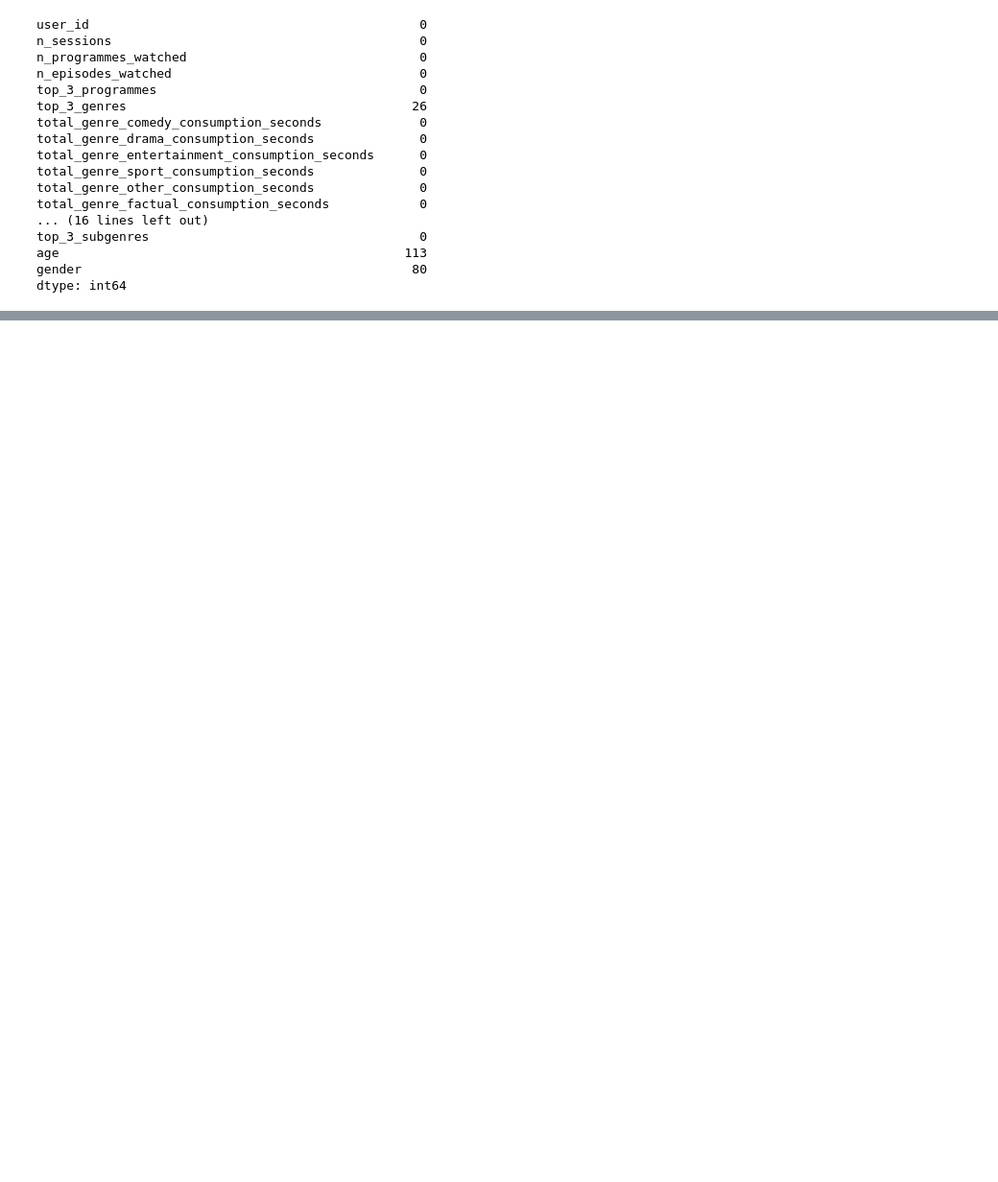
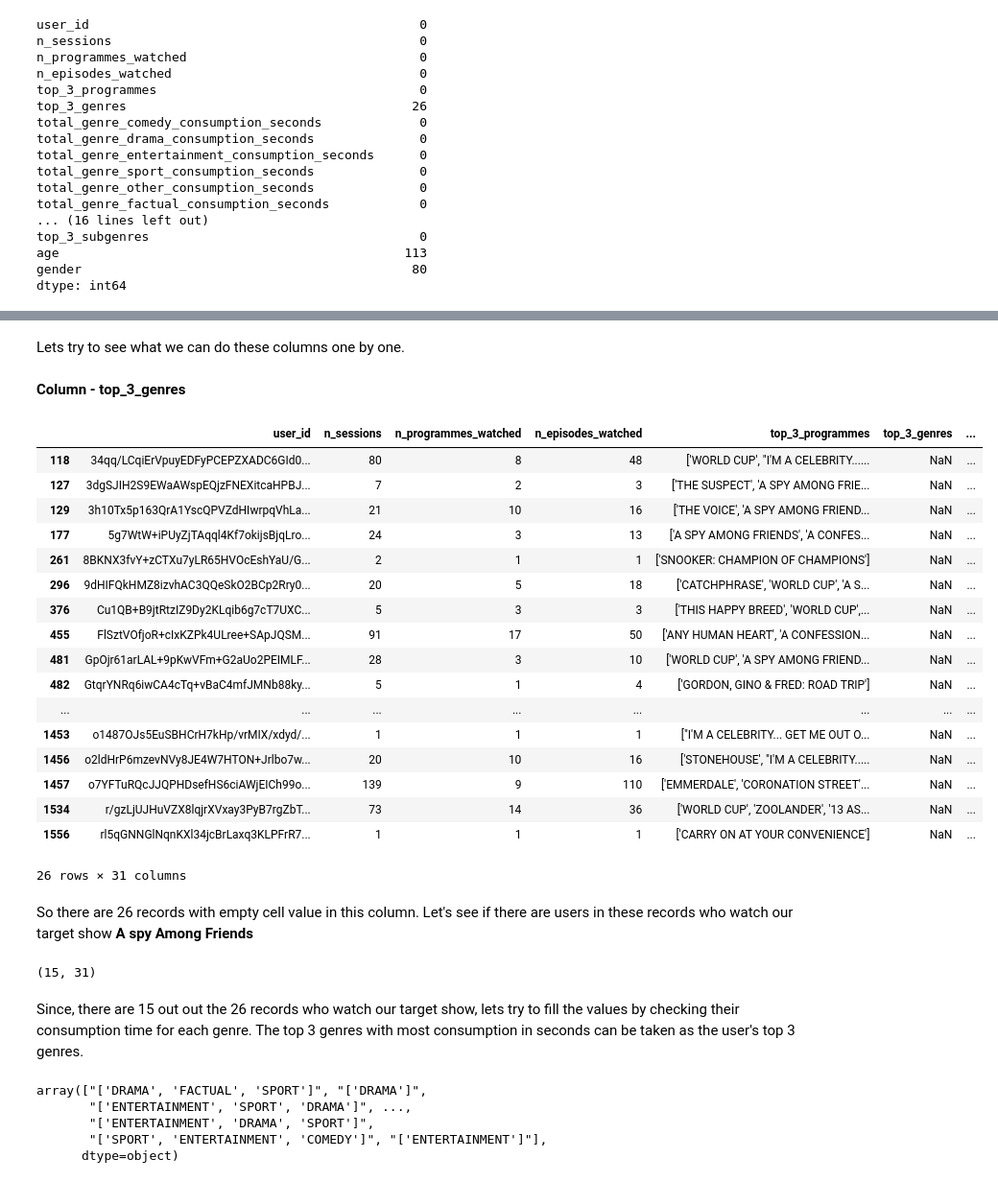
Before and after one commit to supmathews/ITV-live-online-career-challenge, a Jupyter notebook: itv_challenge_solution.ipynb, the cells around one changed output, grey strips where cells are left out. Shown: that part at 96% size. Drawn from its saved outputs; the diff is of its cells as text; code cells hidden in the pictures; blank space fills up the shorter version.

```diff
--- a/itv_challenge_solution.ipynb
+++ b/itv_challenge_solution.ipynb
@@ -76,0 +172,45 @@ msn.bar(df_viewing_data)
+# %% [markdown]
+Lets try to see what we can do these columns one by one.
+# %% [markdown]
+**Column - top_3_genres**
+# %%
+# lets check the records with empty values in this column
+df_user_data_copy_top_3_genres = df_user_data_copy[df_user_data_copy['top_3_genres'].isnull()]
+df_user_data_copy_top_3_genres
+# %% [output]
+|  | user_id | n_sessions | n_programmes_watched | n_episodes_watched | top_3_programmes | top_3_genres | ... |
+| 118 | 34qq/LCqiErVpuyEDFyPCEPZXADC6GId0... | 80 | 8 | 48 | ['WORLD CUP', "I'M A CELEBRITY...... | NaN | ... |
+| 127 | 3dgSJIH2S9EWaAWspEQjzFNEXitcaHPBJ... | 7 | 2 | 3 | ['THE SUSPECT', 'A SPY AMONG FRIE... | NaN | ... |
+| 129 | 3h10Tx5p163QrA1YscQPVZdHIwrpqVhLa... | 21 | 10 | 16 | ['THE VOICE', 'A SPY AMONG FRIEND... | NaN | ... |
+| 177 | 5g7WtW+iPUyZjTAqql4Kf7okijsBjqLro... | 24 | 3 | 13 | ['A SPY AMONG FRIENDS', 'A CONFES... | NaN | ... |
+| 261 | 8BKNX3fvY+zCTXu7yLR65HVOcEshYaU/G... | 2 | 1 | 1 | ['SNOOKER: CHAMPION OF CHAMPIONS'] | NaN | ... |
+| 296 | 9dHIFQkHMZ8izvhAC3QQeSkO2BCp2Rry0... | 20 | 5 | 18 | ['CATCHPHRASE', 'WORLD CUP', 'A S... | NaN | ... |
+| 376 | Cu1QB+B9jtRtzIZ9Dy2KLqib6g7cT7UXC... | 5 | 3 | 3 | ['THIS HAPPY BREED', 'WORLD CUP',... | NaN | ... |
+| 455 | FlSztVOfjoR+cIxKZPk4ULree+SApJQSM... | 91 | 17 | 50 | ['ANY HUMAN HEART', 'A CONFESSION... | NaN | ... |
+| 481 | GpOjr61arLAL+9pKwVFm+G2aUo2PEIMLF... | 28 | 3 | 10 | ['WORLD CUP', 'A SPY AMONG FRIEND... | NaN | ... |
+| 482 | GtqrYNRq6iwCA4cTq+vBaC4mfJMNb88ky... | 5 | 1 | 4 | ['GORDON, GINO & FRED: ROAD TRIP'] | NaN | ... |
+| ... | ... | ... | ... | ... | ... | ... | ... |
+| 1453 | o1487OJs5EuSBHCrH7kHp/vrMIX/xdyd/... | 1 | 1 | 1 | ["I'M A CELEBRITY... GET ME OUT O... | NaN | ... |
+| 1456 | o2ldHrP6mzevNVy8JE4W7HTON+Jrlbo7w... | 20 | 10 | 16 | ['STONEHOUSE', "I'M A CELEBRITY..... | NaN | ... |
+| 1457 | o7YFTuRQcJJQPHDsefHS6ciAWjEICh99o... | 139 | 9 | 110 | ['EMMERDALE', 'CORONATION STREET'... | NaN | ... |
+| 1534 | r/gzLjUJHuVZX8lqjrXVxay3PyB7rgZbT... | 73 | 14 | 36 | ['WORLD CUP', 'ZOOLANDER', '13 AS... | NaN | ... |
+| 1556 | rl5qGNNGlNqnKXl34jcBrLaxq3KLPFrR7... | 1 | 1 | 1 | ['CARRY ON AT YOUR CONVENIENCE'] | NaN | ... |
+26 rows × 31 columns
+# %% [markdown]
+So there are 26 records with empty cell value in this column. Let's see if there are users in these records who watch our target show **A spy Among Friends**
+# %%
+# check the record with empty values in these columns and they watch our target show
+df_user_data_copy[(df_user_data_copy['top_3_genres'].isnull()) & (df_user_data_copy['any_spy_among_friends_consumption'] == 1)].shape
+# %% [output]
+(15, 31)
+# %% [markdown]
+Since, there are 15 out out the 26 records who watch our target show, lets try to fill the values by checking their consumption time for each genre. The top 3 genres with most consumption in seconds can be taken as the user's top 3 genres.
+# %%
+genre_col_list = df_user_data_copy['top_3_genres'].values
+genre_col_list
+# %% [output]
+array(["['DRAMA', 'FACTUAL', 'SPORT']", "['DRAMA']",
+       "['ENTERTAINMENT', 'SPORT', 'DRAMA']", ...,
+       "['ENTERTAINMENT', 'DRAMA', 'SPORT']",
+       "['SPORT', 'ENTERTAINMENT', 'COMEDY']", "['ENTERTAINMENT']"],
+      dtype=object)
```
Also changed, not shown: parts of 34 cells of this notebook.
